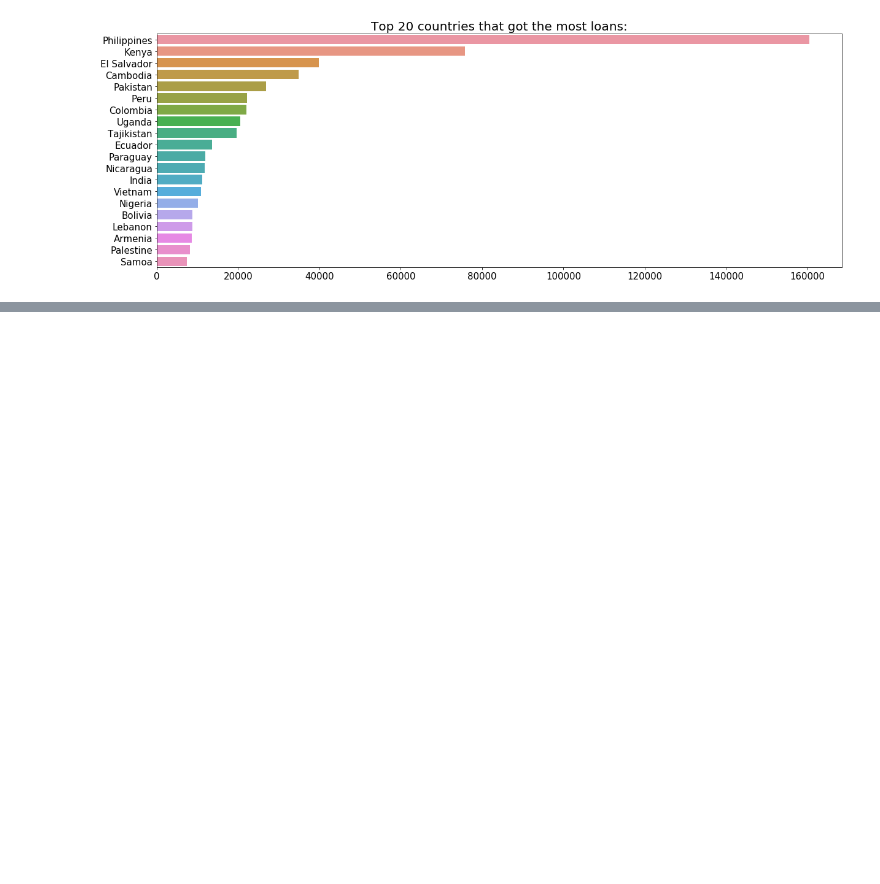
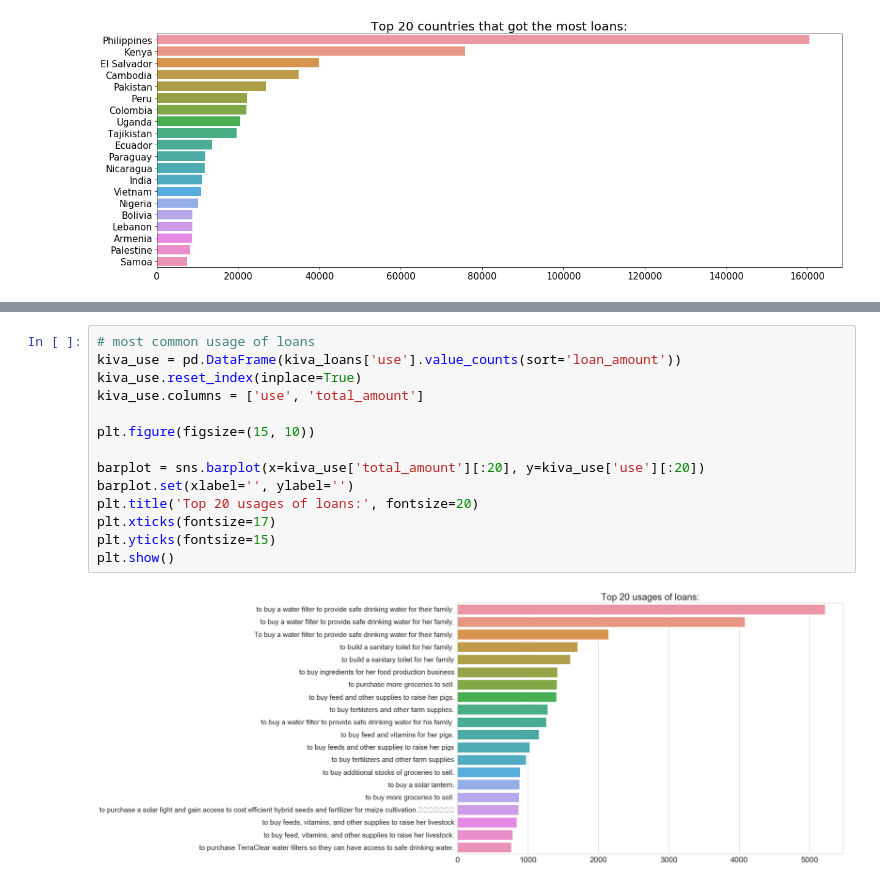
Before and after one commit to sharonmalio/python4datascience, a Jupyter notebook: Challenge.ipynb, the cells around one changed output, grey strips where cells are left out. Drawn from its saved outputs; the diff is of its cells as text; blank space fills up the shorter version.

```diff
--- a/Challenge.ipynb
+++ b/Challenge.ipynb
@@ -47,0 +101,16 @@ plt.show()
+# %%
+# most common usage of loans
+kiva_use = pd.DataFrame(kiva_loans['use'].value_counts(sort='loan_amount'))
+kiva_use.reset_index(inplace=True)
+kiva_use.columns = ['use', 'total_amount']
+
+plt.figure(figsize=(15, 10))
+
+barplot = sns.barplot(x=kiva_use['total_amount'][:20], y=kiva_use['use'][:20])
+barplot.set(xlabel='', ylabel='')
+plt.title('Top 20 usages of loans:', fontsize=20)
+plt.xticks(fontsize=17)
+plt.yticks(fontsize=15)
+plt.show()
+# %% [output]
+[figure, added]
```
Also changed, not shown: parts of 3 cells of this notebook, 2 other files.
